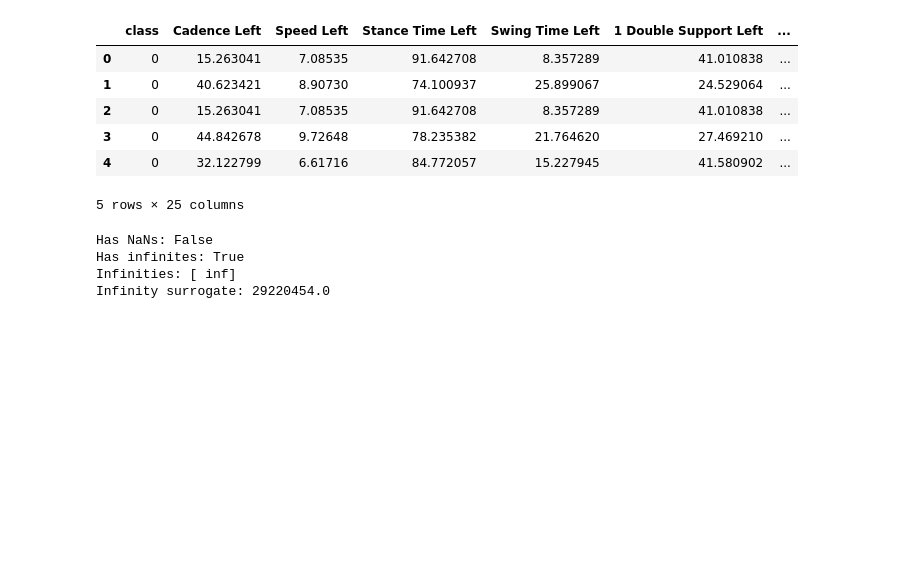
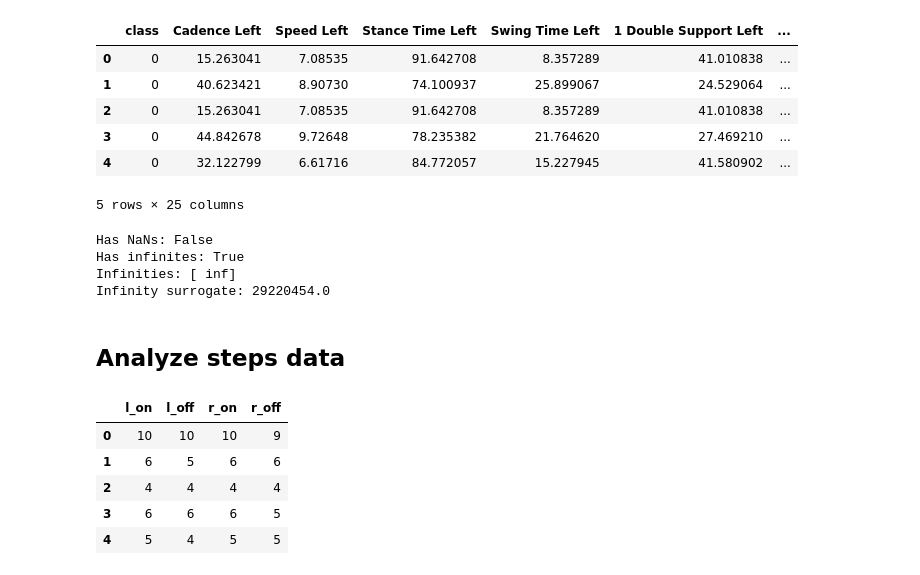
Before and after one commit to gitxchen/gaitAnalysis, a Jupyter notebook: dataAnalysis/analyze_data.ipynb, the cells around one changed output. Drawn from its saved outputs; the diff is of its cells as text; code cells hidden in the pictures; blank space fills up the shorter version.

```diff
--- a/dataAnalysis/analyze_data.ipynb
+++ b/dataAnalysis/analyze_data.ipynb
@@ -853,3 +853,17 @@ Has NaNs: False
 Has infinites: True
 Infinities: [ inf]
 Infinity surrogate: 29220454.0
+# %% [markdown]
+## Analyze steps data
+# %%
+# Import data extracted from c3ds and ready to be classified
+analysis_file = path.join(OUT_FOLDER, 'steps.csv')
+df = pd.read_csv(analysis_file, sep=';')
+df.head(5)
+# %% [output]
+|  | l_on | l_off | r_on | r_off |
+| 0 | 10 | 10 | 10 | 9 |
+| 1 | 6 | 5 | 6 | 6 |
+| 2 | 4 | 4 | 4 | 4 |
+| 3 | 6 | 6 | 6 | 5 |
+| 4 | 5 | 4 | 5 | 5 |
```
Also changed, not shown: parts of 3 cells of this notebook, 5 other files.
